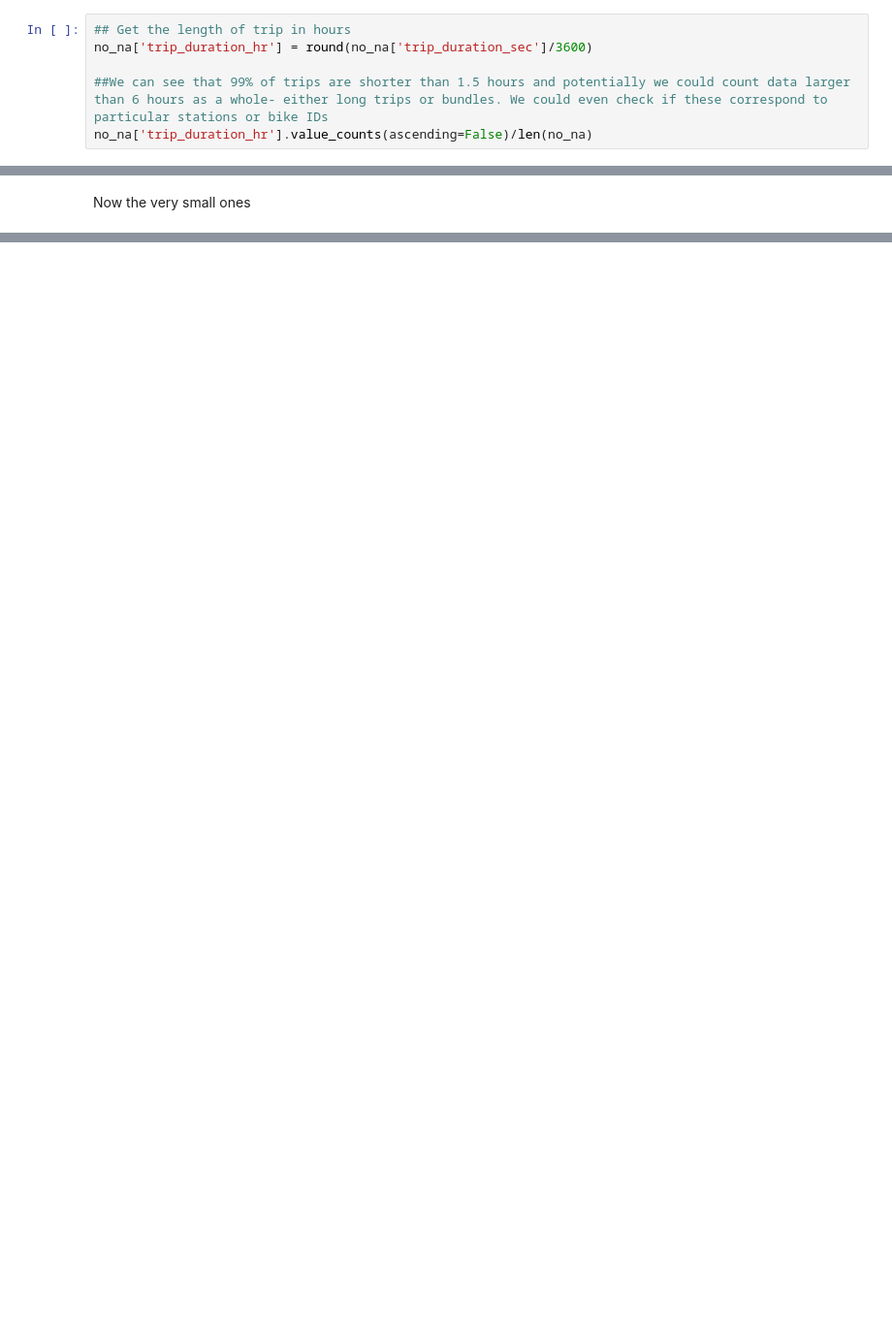
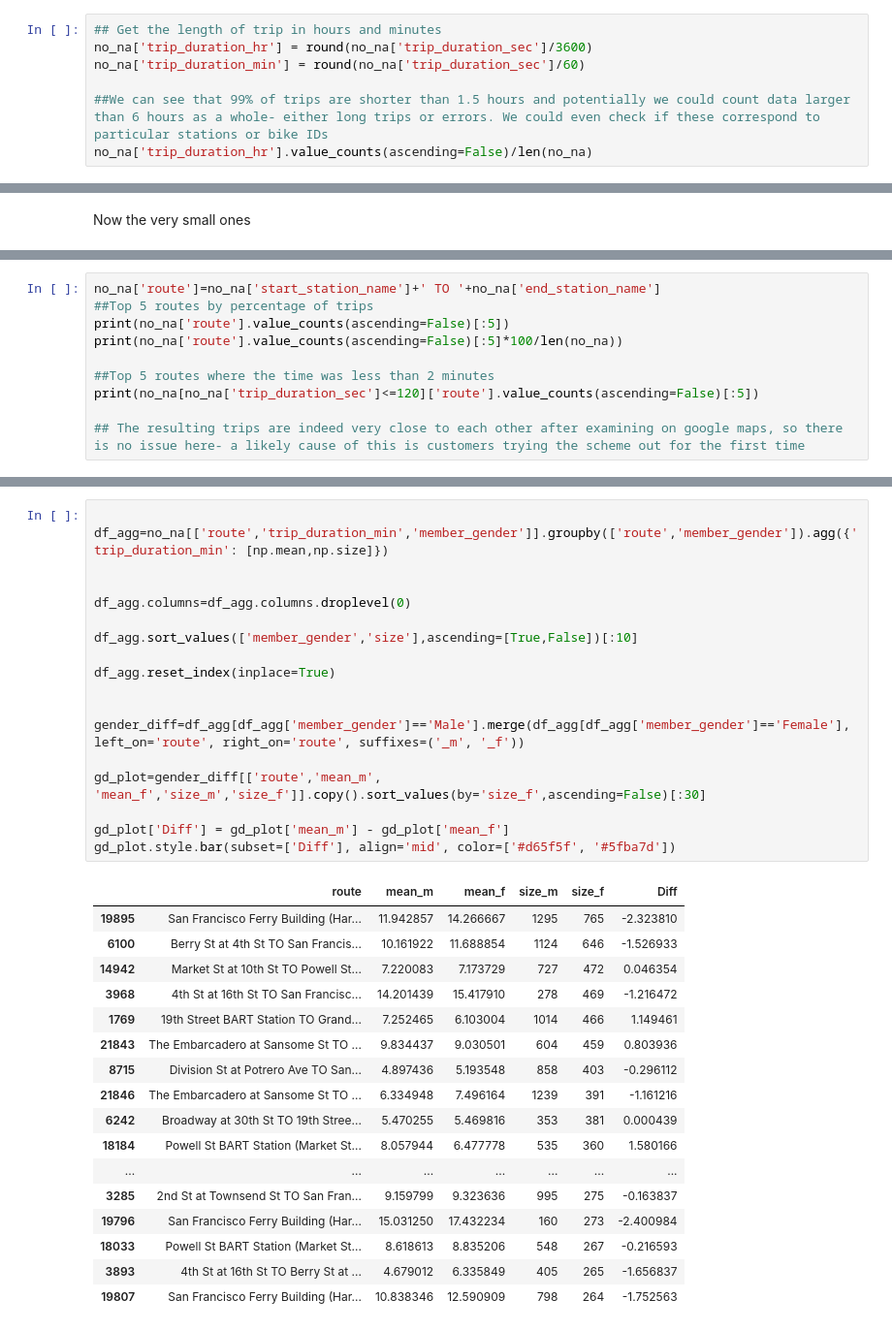
Before and after one commit to docju/CyclingData, a Jupyter notebook: Cycling Data.ipynb, the cells around one changed output, grey strips where cells are left out. Shown at 97% size. Drawn from its saved outputs; the diff is of its cells as text; blank space fills up the shorter version.

```diff
--- a/Cycling Data.ipynb
+++ b/Cycling Data.ipynb
@@ -139,9 +149,10 @@ no_na[['trip_duration_sec', 'member_birth_year']].hist(bins=20);
 # %% [markdown]
 Investigate these unusual looking values for trip duration- first the large ones
 # %%
-## Get the length of trip in hours
+## Get the length of trip in hours and minutes
 no_na['trip_duration_hr'] = round(no_na['trip_duration_sec']/3600)
+no_na['trip_duration_min'] = round(no_na['trip_duration_sec']/60)
 
-##We can see that 99% of trips are shorter than 1.5 hours and potentially we could count data larger than 6 hours as a whole- either long trips or bundles. We could even check if these correspond to particular stations or bike IDs
+##We can see that 99% of trips are shorter than 1.5 hours and potentially we could count data larger than 6 hours as a whole- either long trips or errors. We could even check if these correspond to particular stations or bike IDs
 no_na['trip_duration_hr'].value_counts(ascending=False)/len(no_na)
 # %% [output]
@@ -185,0 +296,10 @@ Name: trip_duration_sec, Length: 239, dtype: float64
+# %%
+no_na['route']=no_na['start_station_name']+' TO '+no_na['end_station_name']
+##Top 5 routes by percentage of trips
+print(no_na['route'].value_counts(ascending=False)[:5])
+print(no_na['route'].value_counts(ascending=False)[:5]*100/len(no_na))
+
+##Top 5 routes where the time was less than 2 minutes
+print(no_na[no_na['trip_duration_sec']<=120]['route'].value_counts(ascending=False)[:5])
+
+## The resulting trips are indeed very close to each other after examining on google maps, so there is no issue here- a likely cause of this is customers trying the scheme out for the first time
@@ -185,0 +517,36 @@ Name: trip_duration_sec, Length: 239, dtype: float64
+# %%
+
+df_agg=no_na[['route','trip_duration_min','member_gender']].groupby(['route','member_gender']).agg({'trip_duration_min': [np.mean,np.size]})
+
+
+df_agg.columns=df_agg.columns.droplevel(0)
+
+df_agg.sort_values(['member_gender','size'],ascending=[True,False])[:10]
+
+df_agg.reset_index(inplace=True)
+
+
+gender_diff=df_agg[df_agg['member_gender']=='Male'].merge(df_agg[df_agg['member_gender']=='Female'], left_on='route', right_on='route', suffixes=('_m', '_f'))
+
+gd_plot=gender_diff[['route','mean_m', 'mean_f','size_m','size_f']].copy().sort_values(by='size_f',ascending=False)[:30]
+
+gd_plot['Diff'] = gd_plot['mean_m'] - gd_plot['mean_f']
+gd_plot.style.bar(subset=['Diff'], align='mid', color=['#d65f5f', '#5fba7d'])
+# %% [output]
+|  | route | mean_m | mean_f | size_m | size_f | Diff |
+| 19895 | San Francisco Ferry Building (Har... | 11.942857 | 14.266667 | 1295 | 765 | -2.323810 |
+| 6100 | Berry St at 4th St TO San Francis... | 10.161922 | 11.688854 | 1124 | 646 | -1.526933 |
+| 14942 | Market St at 10th St TO Powell St... | 7.220083 | 7.173729 | 727 | 472 | 0.046354 |
+| 3968 | 4th St at 16th St TO San Francisc... | 14.201439 | 15.417910 | 278 | 469 | -1.216472 |
+| 1769 | 19th Street BART Station TO Grand... | 7.252465 | 6.103004 | 1014 | 466 | 1.149461 |
+| 21843 | The Embarcadero at Sansome St TO ... | 9.834437 | 9.030501 | 604 | 459 | 0.803936 |
+| 8715 | Division St at Potrero Ave TO San... | 4.897436 | 5.193548 | 858 | 403 | -0.296112 |
+| 21846 | The Embarcadero at Sansome St TO ... | 6.334948 | 7.496164 | 1239 | 391 | -1.161216 |
+| 6242 | Broadway at 30th St TO 19th Stree... | 5.470255 | 5.469816 | 353 | 381 | 0.000439 |
+| 18184 | Powell St BART Station (Market St... | 8.057944 | 6.477778 | 535 | 360 | 1.580166 |
+| ... | ... | ... | ... | ... | ... | ... |
+| 3285 | 2nd St at Townsend St TO San Fran... | 9.159799 | 9.323636 | 995 | 275 | -0.163837 |
+| 19796 | San Francisco Ferry Building (Har... | 15.031250 | 17.432234 | 160 | 273 | -2.400984 |
+| 18033 | Powell St BART Station (Market St... | 8.618613 | 8.835206 | 548 | 267 | -0.216593 |
+| 3893 | 4th St at 16th St TO Berry St at ... | 4.679012 | 6.335849 | 405 | 265 | -1.656837 |
+| 19807 | San Francisco Ferry Building (Har... | 10.838346 | 12.590909 | 798 | 264 | -1.752563 |
```
Also changed, not shown: parts of 39 cells of this notebook.
